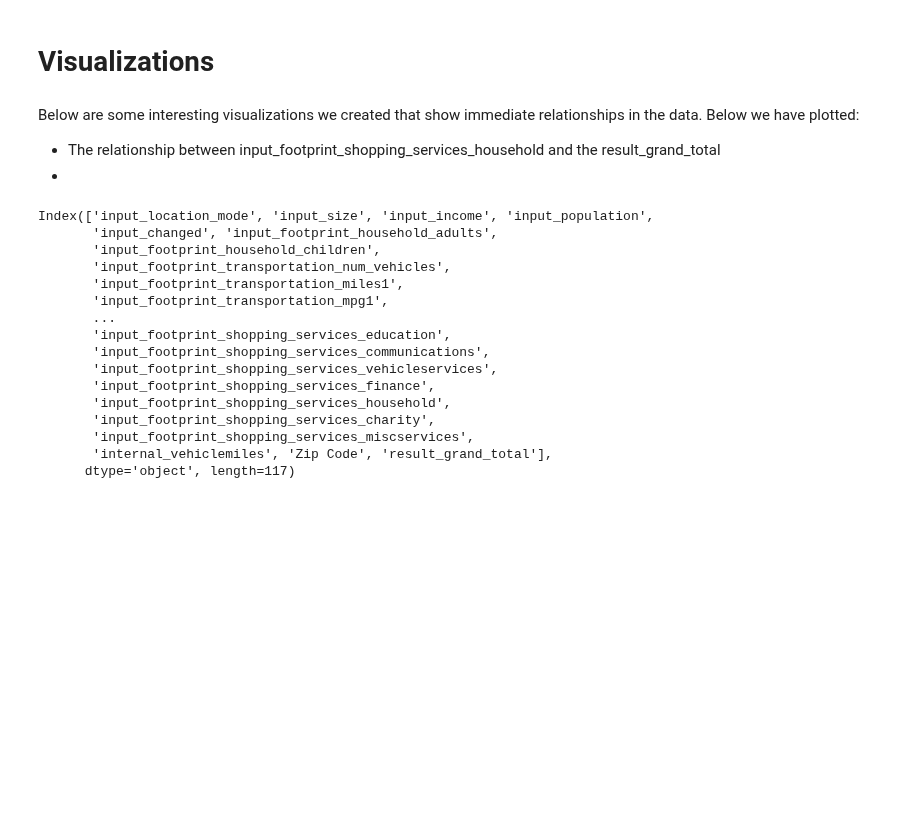
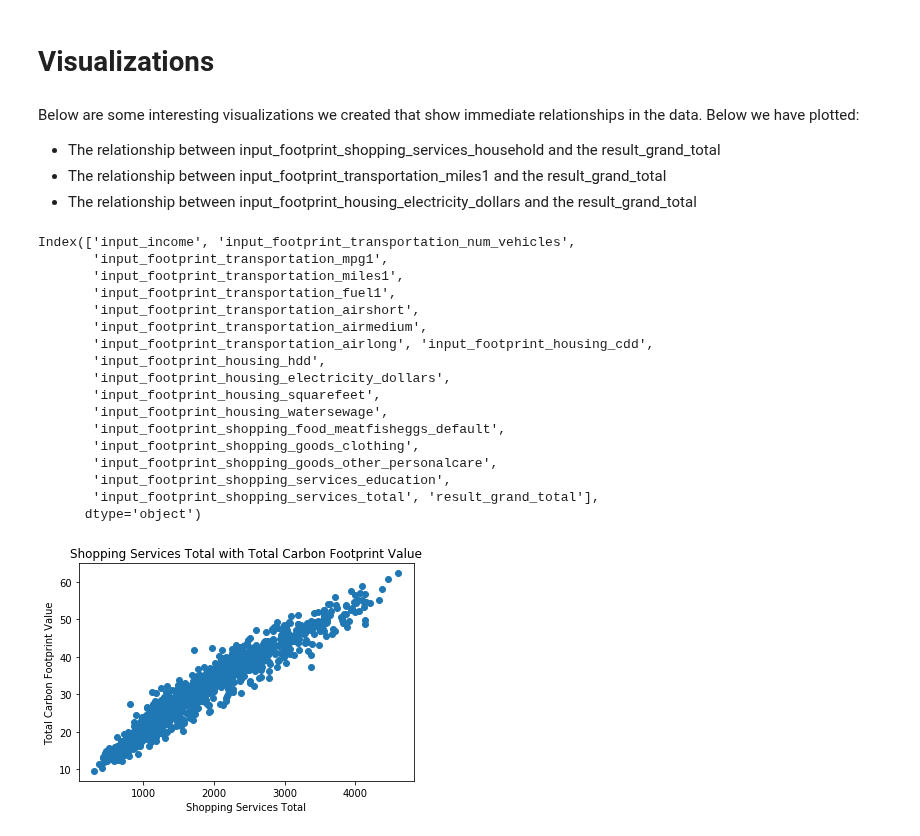
Before and after one commit to vincent-lao/carbon-footprint, a Jupyter notebook: code/eda/coolclimate-api-CAzips-singlehouseholds-withzc-Jun-eda.ipynb, the cells around one changed output. Saved outputs shown, nothing was run; the diff lists cells and outputs as text; code cells hidden in the pictures; blank space fills up the shorter version.

```diff
--- a/code/eda/coolclimate-api-CAzips-singlehouseholds-withzc-Jun-eda.ipynb
+++ b/code/eda/coolclimate-api-CAzips-singlehouseholds-withzc-Jun-eda.ipynb
@@ -94,23 +135,35 @@ coolClimate.head()
 # %% [markdown]
 Below are some interesting visualizations we created that show immediate relationships in the data. Below we have plotted:
 - The relationship between input_footprint_shopping_services_household and the result_grand_total
--
+- The relationship between input_footprint_transportation_miles1 and the result_grand_total
+- The relationship between input_footprint_housing_electricity_dollars and the result_grand_total
 # %%
-coolClimate.columns
+data.columns
 # %% [output]
-Index(['input_location_mode', 'input_size', 'input_income', 'input_population',
-       'input_changed', 'input_footprint_household_adults',
-       'input_footprint_household_children',
-       'input_footprint_transportation_num_vehicles',
+Index(['input_income', 'input_footprint_transportation_num_vehicles',
+       'input_footprint_transportation_mpg1',
        'input_footprint_transportation_miles1',
-       'input_footprint_transportation_mpg1',
-       ...
+       'input_footprint_transportation_fuel1',
+       'input_footprint_transportation_airshort',
+       'input_footprint_transportation_airmedium',
+       'input_footprint_transportation_airlong', 'input_footprint_housing_cdd',
+       'input_footprint_housing_hdd',
+       'input_footprint_housing_electricity_dollars',
+       'input_footprint_housing_squarefeet',
+       'input_footprint_housing_watersewage',
+       'input_footprint_shopping_food_meatfisheggs_default',
+       'input_footprint_shopping_goods_clothing',
+       'input_footprint_shopping_goods_other_personalcare',
        'input_footprint_shopping_services_education',
-       'input_footprint_shopping_services_communications',
-       'input_footprint_shopping_services_vehicleservices',
-       'input_footprint_shopping_services_finance',
-       'input_footprint_shopping_services_household',
-       'input_footprint_shopping_services_charity',
-       'input_footprint_shopping_services_miscservices',
-       'internal_vehiclemiles', 'Zip Code', 'result_grand_total'],
-      dtype='object', length=117)
+       'input_footprint_shopping_services_total', 'result_grand_total'],
+      dtype='object')
+# %%
+X = data['input_footprint_shopping_services_total']
+y = data['result_grand_total']
+plt.scatter(X,y)
+plt.xlabel("Shopping Services Total")
+plt.ylabel("Total Carbon Footprint Value")
+plt.title('Shopping Services Total with Total Carbon Footprint Value')
+plt.show()
+# %% [output]
+[figure, added]
```
Also changed, not shown: parts of 23 cells of this notebook, 1 other file.
